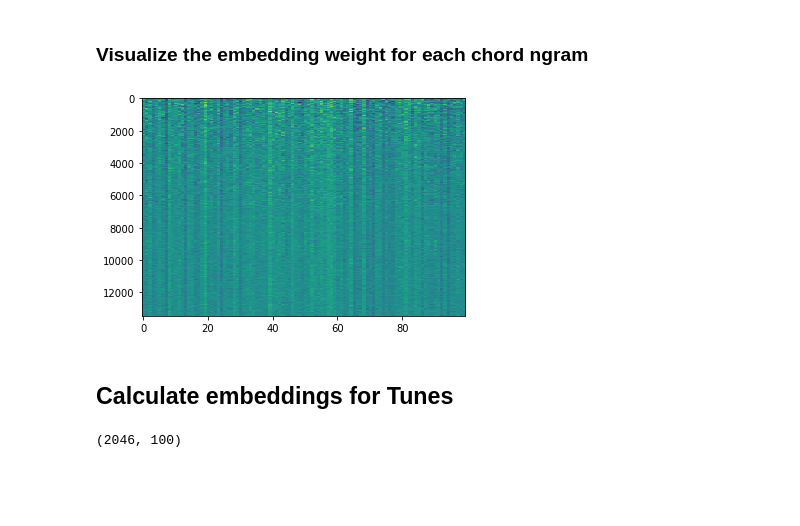
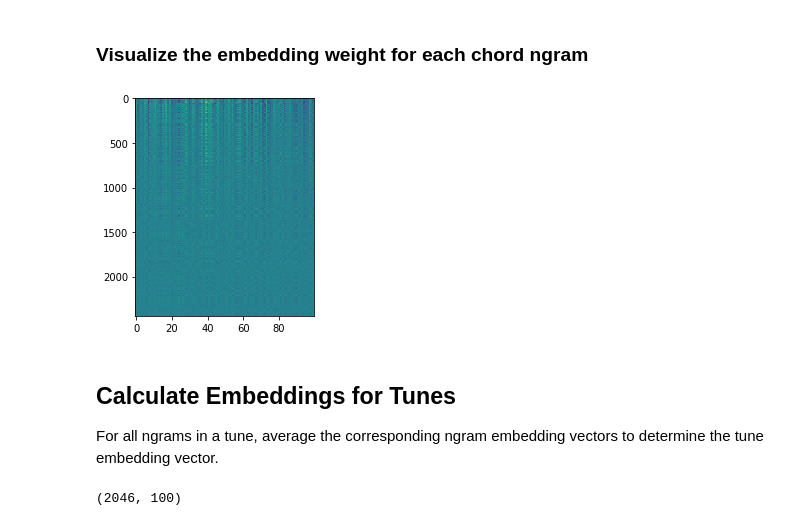
Before and after one commit to 11doris/jazz-tunes-similarity, a Jupyter notebook: embeddings.ipynb, the cells around one changed output. Cells and saved outputs as stored; diff of their text form; code cells hidden in the pictures; blank space fills up the shorter version.

```diff
--- a/embeddings.ipynb
+++ b/embeddings.ipynb
@@ -181,12 +206,13 @@ EMBED_SIZE = 100
 # train model
 model = gensim.models.Word2Vec(train_data,
                                vector_size=EMBED_SIZE,
-                               min_count=1,
-                               sample=0.1,
+                               min_count=5,
+                               sample=1, #0.1,
                                sg=1,
-                               window=3,
-                               negative=5,
+                               window=2,
+                               negative=2,
                                epochs=50,
-                               alpha=0.025,
+                               workers=4,
+                               #alpha=0.025,
                                )
 # %% [output]
@@ -233,16 +259,18 @@ vec_df.head()
 # %%
 fig = plt.figure()
 ax = fig.add_subplot(111)
 
 ax.imshow(weights, interpolation='nearest')
-ax.set_aspect(0.005)
+ax.set_aspect(0.05)
 # %% [output]
-[figure, old version]
+[figure, new version]
 # %%
 vocab_set = set(vocab)
 model_dict = dict(zip(vocab, weights))
-# %% [markdown]
-## Calculate embeddings for Tunes
+# %% [markdown]
+## Calculate Embeddings for Tunes
+
+For all ngrams in a tune, average the corresponding ngram embedding vectors to determine the tune embedding vector.
 # %%
 def average_word_vectors(words, model, vocabulary, num_features):
 
```
Also changed, not shown: parts of 34 cells of this notebook.
